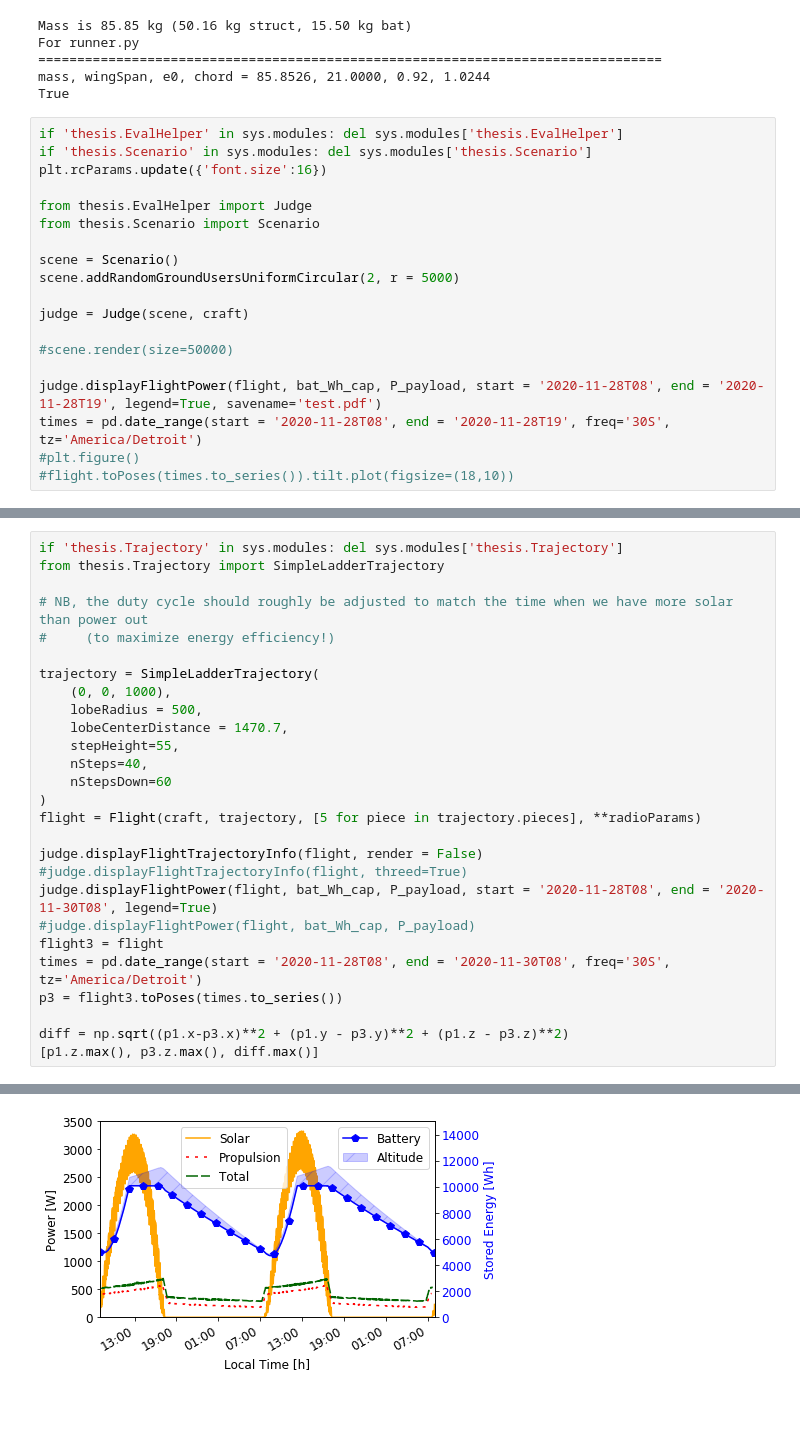
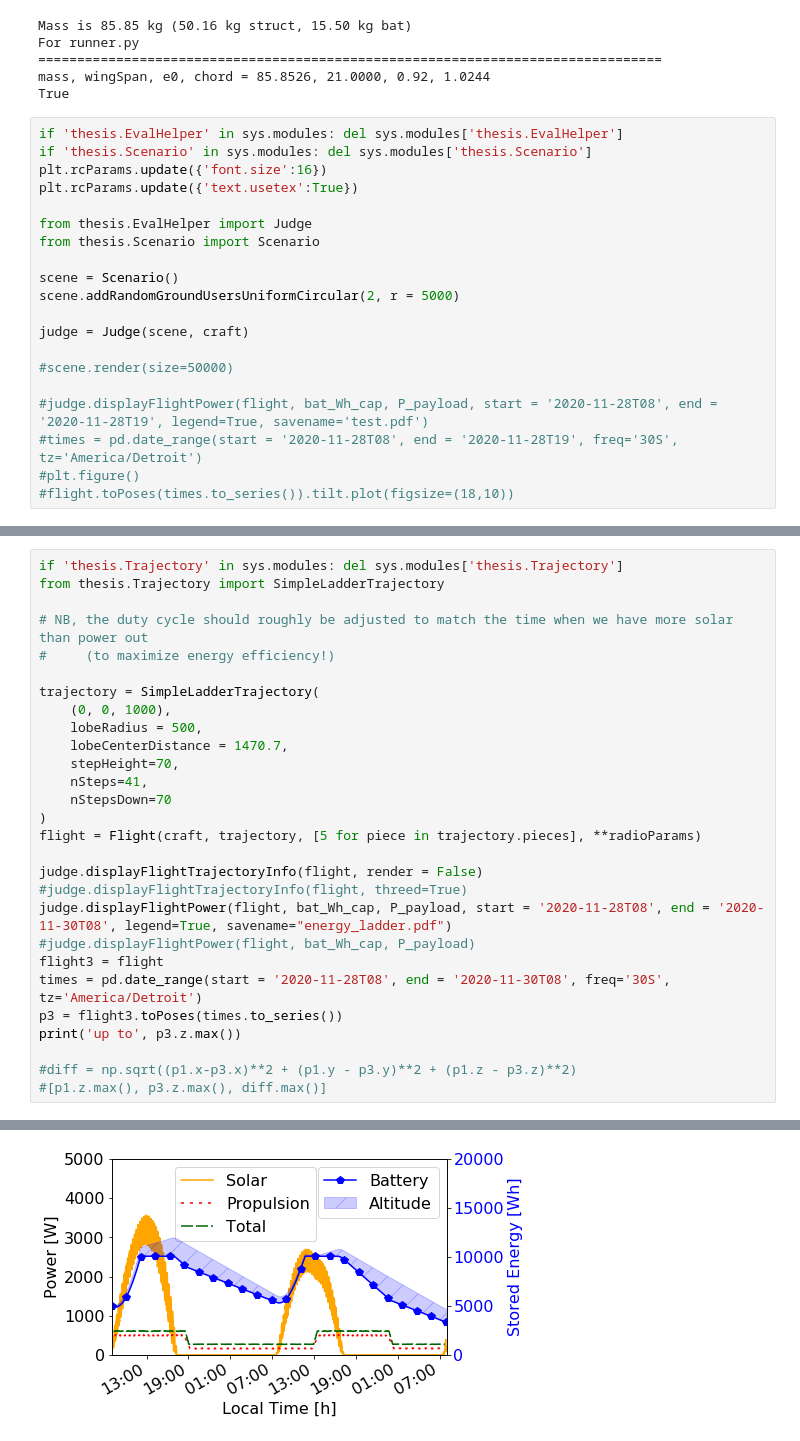
Before and after one commit to jarmillemich/umf-thesis, a Jupyter notebook: jarmillemich-ns3/python/Trial 3.ipynb, the cells around one changed output, grey strips where cells are left out. Cells and saved outputs as stored; diff of their text form; blank space fills up the shorter version.

```diff
--- a/jarmillemich-ns3/python/Trial 3.ipynb
+++ b/jarmillemich-ns3/python/Trial 3.ipynb
@@ -116,6 +116,7 @@ True
 if 'thesis.EvalHelper' in sys.modules: del sys.modules['thesis.EvalHelper']
 if 'thesis.Scenario' in sys.modules: del sys.modules['thesis.Scenario']
 plt.rcParams.update({'font.size':16})
+plt.rcParams.update({'text.usetex':True})
 
 from thesis.EvalHelper import Judge
 from thesis.Scenario import Scenario
@@ -127,7 +128,7 @@ judge = Judge(scene, craft)
 
 #scene.render(size=50000)
 
-judge.displayFlightPower(flight, bat_Wh_cap, P_payload, start = '2020-11-28T08', end = '2020-11-28T19', legend=True, savename='test.pdf')
-times = pd.date_range(start = '2020-11-28T08', end = '2020-11-28T19', freq='30S', tz='America/Detroit')
+#judge.displayFlightPower(flight, bat_Wh_cap, P_payload, start = '2020-11-28T08', end = '2020-11-28T19', legend=True, savename='test.pdf')
+#times = pd.date_range(start = '2020-11-28T08', end = '2020-11-28T19', freq='30S', tz='America/Detroit')
 #plt.figure()
 #flight.toPoses(times.to_series()).tilt.plot(figsize=(18,10))
@@ -240,22 +227,23 @@ trajectory = SimpleLadderTrajectory(
     (0, 0, 1000),
     lobeRadius = 500,
     lobeCenterDistance = 1470.7,
-    stepHeight=55,
-    nSteps=40,
-    nStepsDown=60
+    stepHeight=70,
+    nSteps=41,
+    nStepsDown=70
 )
 flight = Flight(craft, trajectory, [5 for piece in trajectory.pieces], **radioParams)
 
 judge.displayFlightTrajectoryInfo(flight, render = False)
 #judge.displayFlightTrajectoryInfo(flight, threed=True)
-judge.displayFlightPower(flight, bat_Wh_cap, P_payload, start = '2020-11-28T08', end = '2020-11-30T08', legend=True)
+judge.displayFlightPower(flight, bat_Wh_cap, P_payload, start = '2020-11-28T08', end = '2020-11-30T08', legend=True, savename="energy_ladder.pdf")
 #judge.displayFlightPower(flight, bat_Wh_cap, P_payload)
 flight3 = flight
 times = pd.date_range(start = '2020-11-28T08', end = '2020-11-30T08', freq='30S', tz='America/Detroit')
 p3 = flight3.toPoses(times.to_series())
+print('up to', p3.z.max())
 
-diff = np.sqrt((p1.x-p3.x)**2 + (p1.y - p3.y)**2 + (p1.z - p3.z)**2)
-[p1.z.max(), p3.z.max(), diff.max()]
+#diff = np.sqrt((p1.x-p3.x)**2 + (p1.y - p3.y)**2 + (p1.z - p3.z)**2)
+#[p1.z.max(), p3.z.max(), diff.max()]
 # %% [output]
  Flight Info
 ================================================================================
@@ -277,4 +263,4 @@ mSoc = 46.82%
-[figure, old version]
+[figure, new version]
 # %%
 times = pd.date_range(start = '2020-11-28T08', end = '2020-11-30T08', freq='30S', tz='America/Detroit')
 p1 = flight1.toPoses(times.to_series())
```
Also changed, not shown: parts of 15 cells of this notebook, 14 other files.
